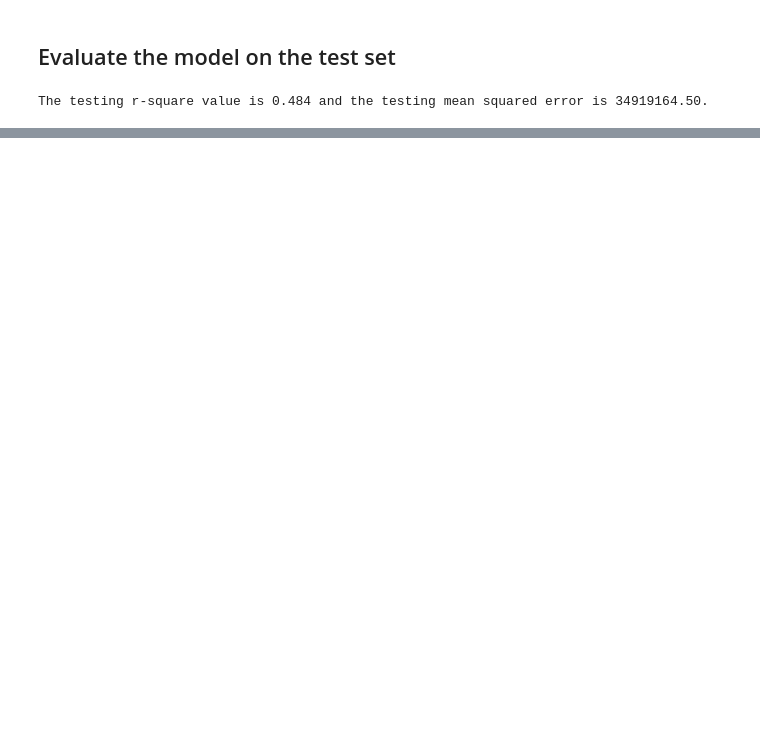
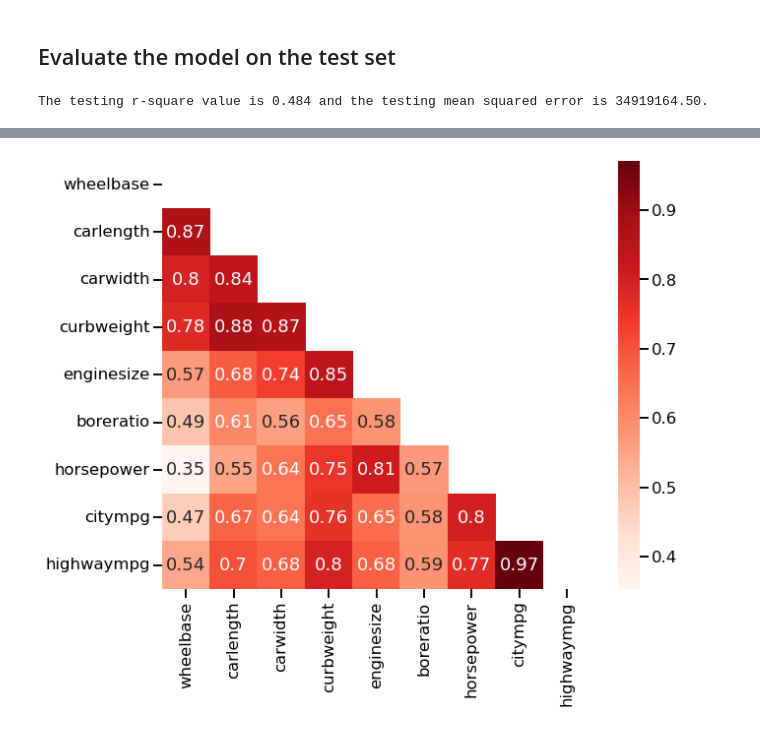
Before and after one commit to adeviney/data-enrichment-project, a Jupyter notebook: Car Price Prediction (statsmodels)/Prediction of Car Price (StatsModels).ipynb, the cells around one changed output, grey strips where cells are left out. Saved outputs shown, nothing was run; the diff lists cells and outputs as text; code cells hidden in the pictures; blank space fills up the shorter version.

```diff
--- a/Car Price Prediction (statsmodels)/Prediction of Car Price (StatsModels).ipynb
+++ b/Car Price Prediction (statsmodels)/Prediction of Car Price (StatsModels).ipynb
@@ -291,0 +357,9 @@ The testing r-square value is 0.484 and the testing mean squared error is 349191
+# %%
+sns.set_context('talk')
+# %%
+plt.subplots(figsize = (10,8))
+corr = df.drop(columns='price').corr().abs()
+mask = np.triu(np.ones_like(corr))
+sns.heatmap(corr,square=True, cmap='Reds', annot=True, mask=mask);
+# %% [output]
+[figure, added]
```
Also changed, not shown: parts of 25 cells of this notebook.
